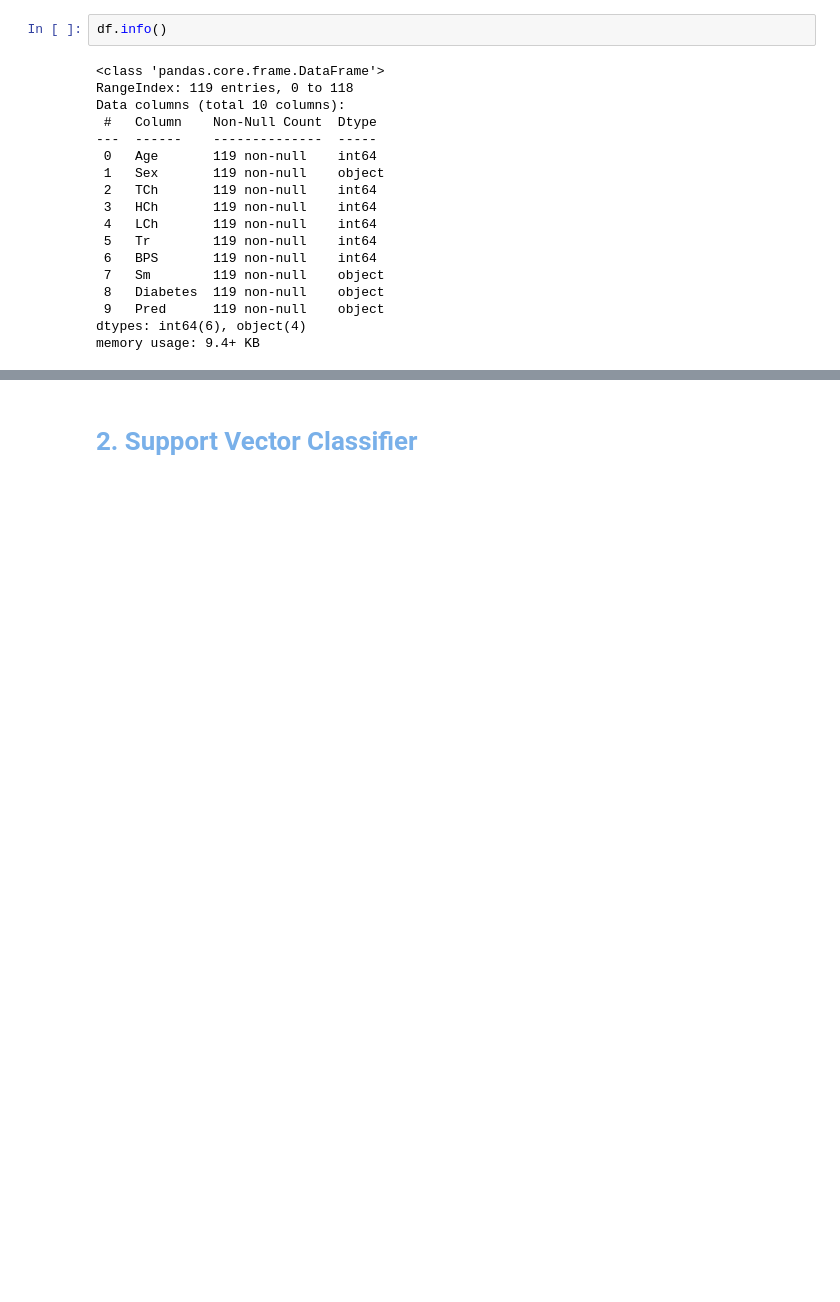
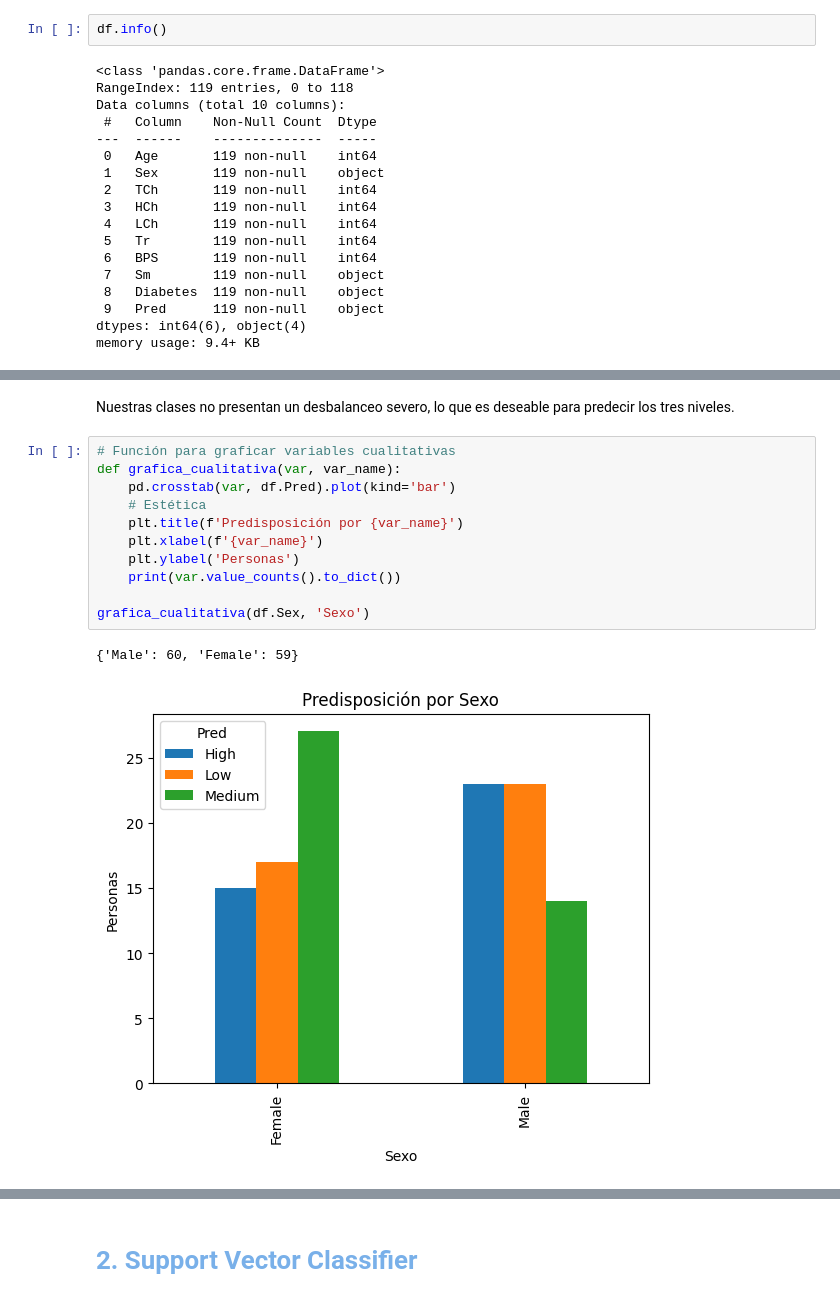
Before and after one commit to ch0fas/3erExamenEO, a Jupyter notebook: Examen3SVC.ipynb, the cells around one changed output, grey strips where cells are left out. Drawn from its saved outputs; the diff is of its cells as text; blank space fills up the shorter version.

```diff
--- a/Examen3SVC.ipynb
+++ b/Examen3SVC.ipynb
@@ -74,0 +88,16 @@ Tenemos 6 features numéricas y 3 features categóricas (sex, smoking y diabetes
+# %% [markdown]
+Nuestras clases no presentan un desbalanceo severo, lo que es deseable para predecir los tres niveles.
+# %%
+# Función para graficar variables cualitativas
+def grafica_cualitativa(var, var_name):
+    pd.crosstab(var, df.Pred).plot(kind='bar')
+    # Estética
+    plt.title(f'Predisposición por {var_name}')
+    plt.xlabel(f'{var_name}')
+    plt.ylabel('Personas')
+    print(var.value_counts().to_dict())
+
+grafica_cualitativa(df.Sex, 'Sexo')
+# %% [output]
+{'Male': 60, 'Female': 59}
+[figure, added]
```
Also changed, not shown: parts of 23 cells of this notebook.
